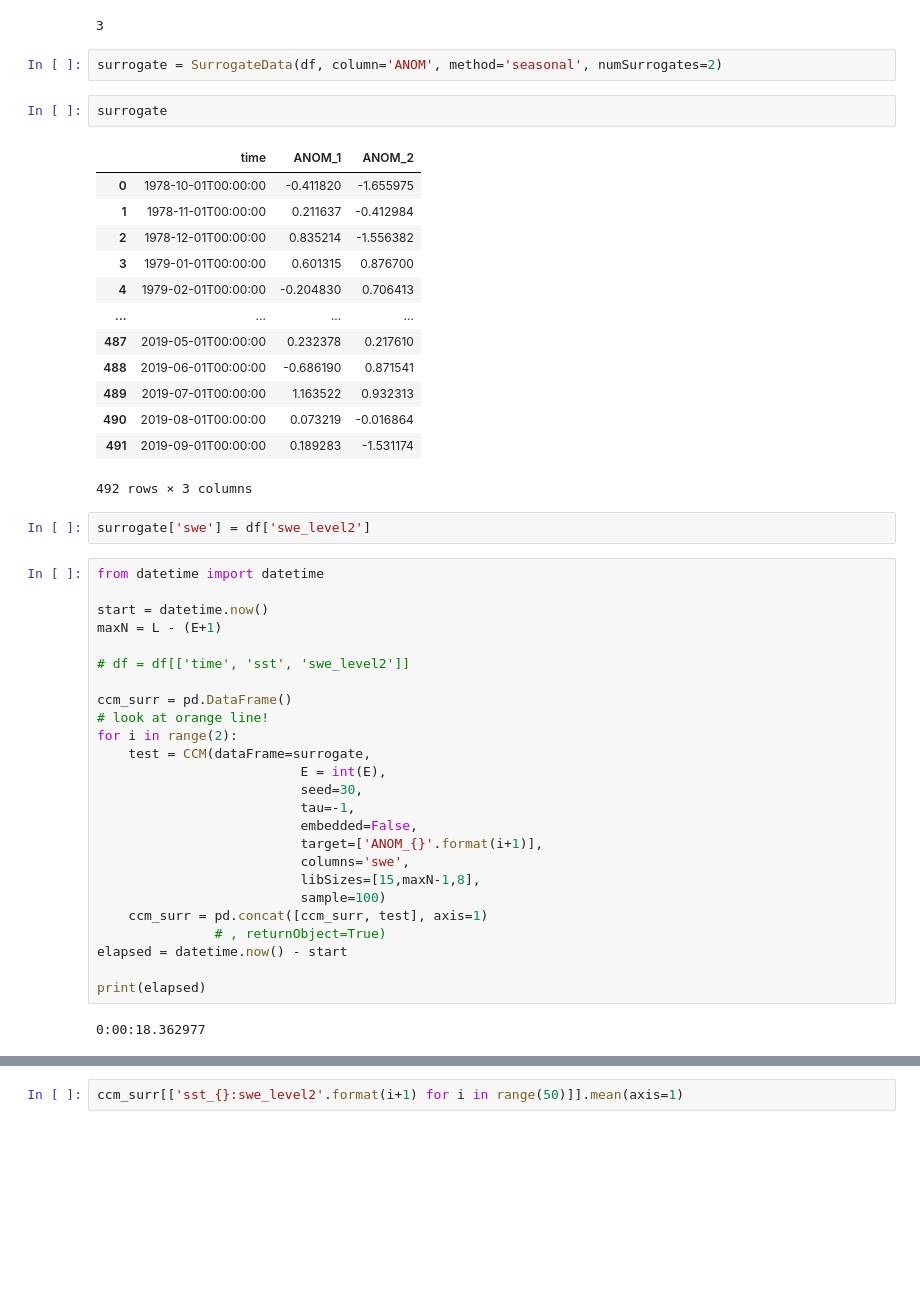
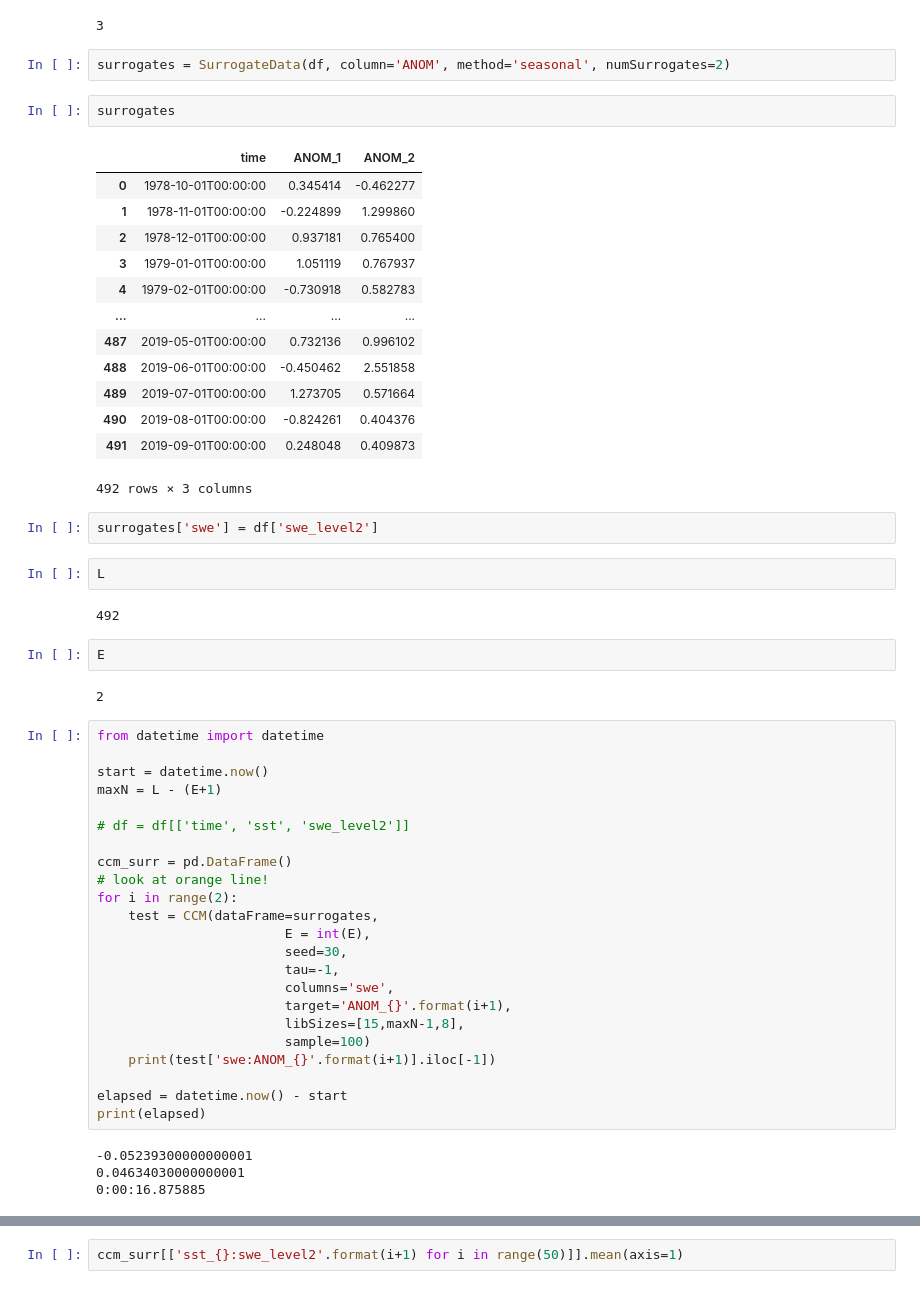
Before and after one commit to heyjoekim/causal_snow_proj, a Jupyter notebook: analysis/analysis_part2.ipynb, the cells around one changed output, grey strips where cells are left out. Saved outputs shown, nothing was run; the diff lists cells and outputs as text; blank space fills up the shorter version.

Commit message:
finalizing surrogate analysis

```diff
--- a/analysis/analysis_part2.ipynb
+++ b/analysis/analysis_part2.ipynb
@@ -227,25 +202,33 @@ print(E)
 # %% [output]
 3
 # %%
-surrogate = SurrogateData(df, column='ANOM', method='seasonal', numSurrogates=2)
+surrogates = SurrogateData(df, column='ANOM', method='seasonal', numSurrogates=2)
 # %%
-surrogate
+surrogates
 # %% [output]
 |  | time | ANOM_1 | ANOM_2 |
-| 0 | 1978-10-01T00:00:00 | -0.411820 | -1.655975 |
-| 1 | 1978-11-01T00:00:00 | 0.211637 | -0.412984 |
-| 2 | 1978-12-01T00:00:00 | 0.835214 | -1.556382 |
-| 3 | 1979-01-01T00:00:00 | 0.601315 | 0.876700 |
-| 4 | 1979-02-01T00:00:00 | -0.204830 | 0.706413 |
+| 0 | 1978-10-01T00:00:00 | 0.345414 | -0.462277 |
+| 1 | 1978-11-01T00:00:00 | -0.224899 | 1.299860 |
+| 2 | 1978-12-01T00:00:00 | 0.937181 | 0.765400 |
+| 3 | 1979-01-01T00:00:00 | 1.051119 | 0.767937 |
+| 4 | 1979-02-01T00:00:00 | -0.730918 | 0.582783 |
 | ... | ... | ... | ... |
-| 487 | 2019-05-01T00:00:00 | 0.232378 | 0.217610 |
-| 488 | 2019-06-01T00:00:00 | -0.686190 | 0.871541 |
-| 489 | 2019-07-01T00:00:00 | 1.163522 | 0.932313 |
-| 490 | 2019-08-01T00:00:00 | 0.073219 | -0.016864 |
-| 491 | 2019-09-01T00:00:00 | 0.189283 | -1.531174 |
+| 487 | 2019-05-01T00:00:00 | 0.732136 | 0.996102 |
+| 488 | 2019-06-01T00:00:00 | -0.450462 | 2.551858 |
+| 489 | 2019-07-01T00:00:00 | 1.273705 | 0.571664 |
+| 490 | 2019-08-01T00:00:00 | -0.824261 | 0.404376 |
+| 491 | 2019-09-01T00:00:00 | 0.248048 | 0.409873 |
 492 rows × 3 columns
 # %%
-surrogate['swe'] = df['swe_level2']
+surrogates['swe'] = df['swe_level2']
+# %%
+L
+# %% [output]
+492
+# %%
+E
+# %% [output]
+2
 # %%
 from datetime import datetime
 
@@ -257,19 +240,19 @@ maxN = L - (E+1)
 ccm_surr = pd.DataFrame()
 # look at orange line!
 for i in range(2):
-    test = CCM(dataFrame=surrogate,
-                          E = int(E),
-                          seed=30,
-                          tau=-1,
-                          embedded=False,
-                          target=['ANOM_{}'.format(i+1)],
-                          columns='swe',
-                          libSizes=[15,maxN-1,8],
-                          sample=100)
-    ccm_surr = pd.concat([ccm_surr, test], axis=1)
-               # , returnObject=True)
+    test = CCM(dataFrame=surrogates,
+                        E = int(E),
+                        seed=30,
+                        tau=-1,
+                        columns='swe',
+                        target='ANOM_{}'.format(i+1),
+                        libSizes=[15,maxN-1,8],
+                        sample=100)
+    print(test['swe:ANOM_{}'.format(i+1)].iloc[-1])
+
 elapsed = datetime.now() - start
-
 print(elapsed)
 # %% [output]
-0:00:18.362977
+-0.05239300000000001
+0.04634030000000001
+0:00:16.875885
```
Also changed, not shown: parts of 9 cells of this notebook, 1 other file.
